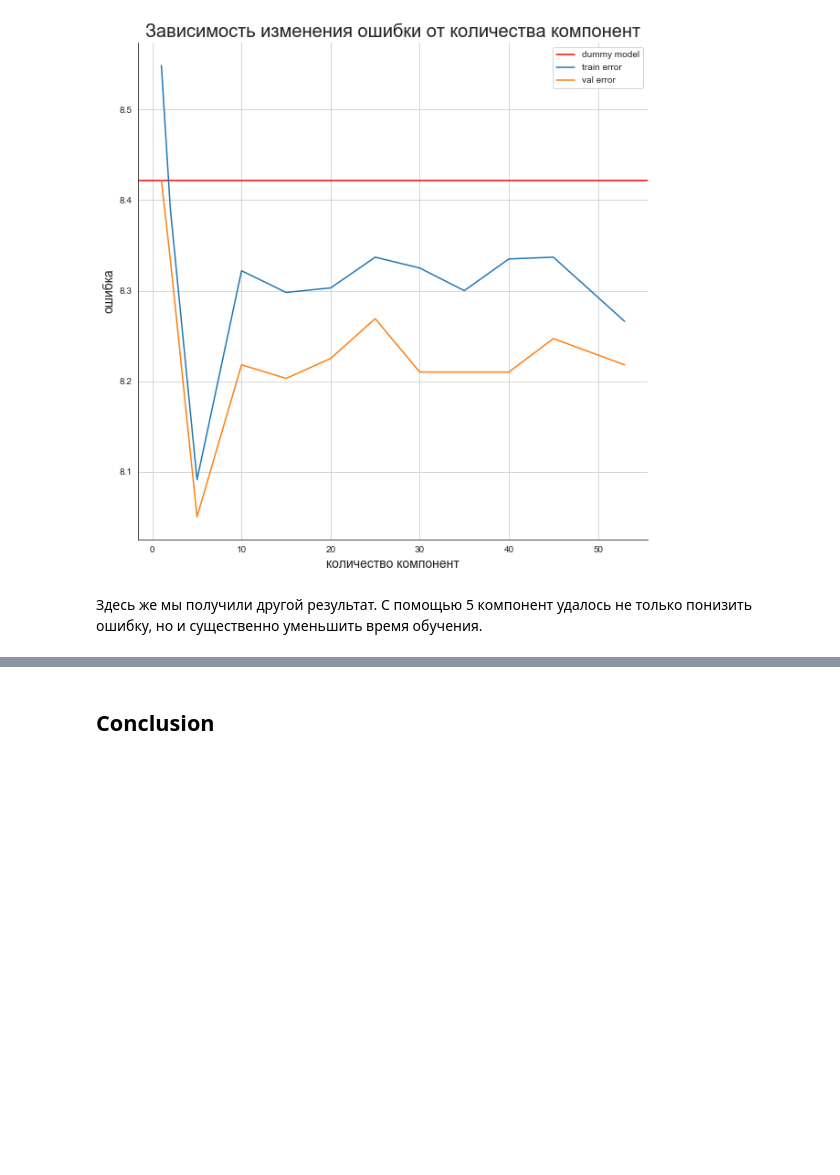
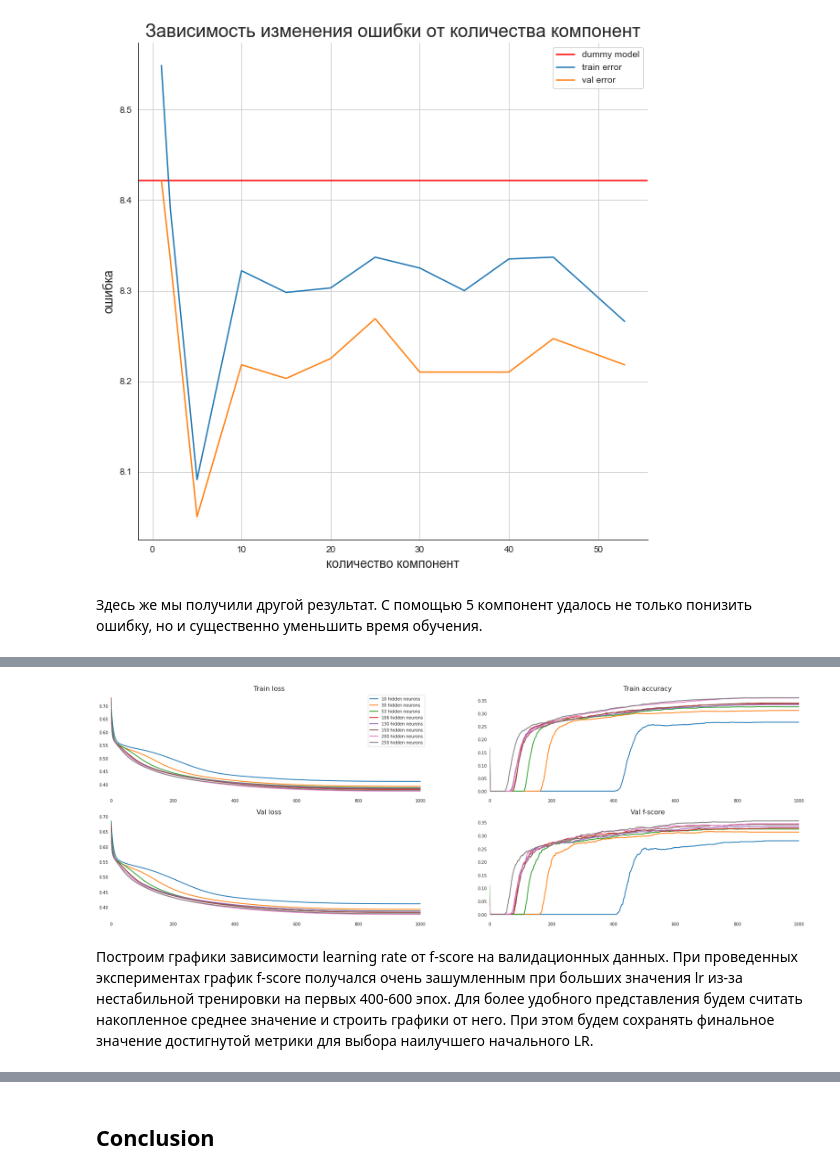
Before and after one commit to kirillProkofiev/ML_homework, a Jupyter notebook: HR_analysis.ipynb, the cells around one changed output, grey strips where cells are left out. Drawn from its saved outputs; the diff is of its cells as text; code cells hidden in the pictures; blank space fills up the shorter version.

```diff
--- a/HR_analysis.ipynb
+++ b/HR_analysis.ipynb
@@ -847,0 +887,19 @@ plt.legend();
+# %%
+def train(net, optimizer, criterion, X_train, y_train):
+    net.train()
+    output = net.forward(X_train)
+    predicted = torch.argmax(output, dim=1)
+    loss = criterion(output, y_train)
+    acc_train = f1_score(y_train.data.numpy(), predicted.data.numpy())
+    loss.backward()
+    optimizer.step()
+    optimizer.zero_grad()
+    return loss, acc_train
+
+def val(net, optimizer, criterion, X_val, y_val):
+    net.eval()
+    output = net.forward(X_val)
+    predicted = torch.argmax(output, dim=1)
+    loss = criterion(output, y_val)
+    acc_val = f1_score(y_val.data.numpy(), predicted.data.numpy())
+    return loss, acc_val
@@ -847,0 +910,6 @@ plt.legend();
+# %%
+# переведем все в тензорный вид
+X_train_tensor = torch.tensor(X_train.values, dtype=torch.float32)
+y_train_tensor = torch.tensor(y_train.values, dtype=torch.long)
+X_val_tensor = torch.tensor(X_val.values, dtype=torch.float32)
+y_val_tensor = torch.tensor(y_val.values, dtype=torch.long)
@@ -847,0 +966,24 @@ plt.legend();
+# %%
+fig,ax = plt.subplots(2, 2, figsize = (30,10))
+for i in range(2):
+    for j in range(2):
+        ax[i,j].spines["right"].set_visible(False)
+        ax[i,j].spines["left"].set_visible(False)
+        ax[i,j].spines["top"].set_visible(False)
+        ax[i,j].spines["bottom"].set_visible(False)
+        ax[i,j].set_xlim(0, 1020)
+
+for n in n_list:
+    ax[0,0].plot(range(1000), loss_accum_train[n], linewidth=2, label = str(n) + " hidden neurons")
+    ax[0,0].set_title("Train loss", fontsize=16)
+    ax[0,0].legend(loc='upper right');
+    ax[0,1].plot(range(1000), accuracy_accum_train[n], linewidth=2, label = str(n)+ " hidden neurons")
+    ax[0,1].set_title("Train f-score", fontsize=16)
+    ax[1,0].plot(range(1000), loss_accum_val[n], linewidth=2, label = str(n) + " hidden neurons")
+    ax[1,0].set_title("Val loss", fontsize=16)
+    ax[1,1].plot(range(1000), accuracy_accum_val[n], linewidth=2, label = str(n)+ " hidden neurons")
+    ax[1,1].set_title("Val f-score", fontsize=16)
+# %% [output]
+[figure, added]
+# %% [markdown]
+Построим графики зависимости learning rate от f-score на валидационных данных. При проведенных экспериментах график f-score получался очень зашумленным при больших значения lr из-за нестабильной тренировки на первых 400-600 эпох. Для более удобного представления будем считать накопленное среднее значение и строить графики от него. При этом будем сохранять финальное значение достигнутой метрики для выбора наилучшего начального LR.
```
Also changed, not shown: parts of 28 cells of this notebook.
